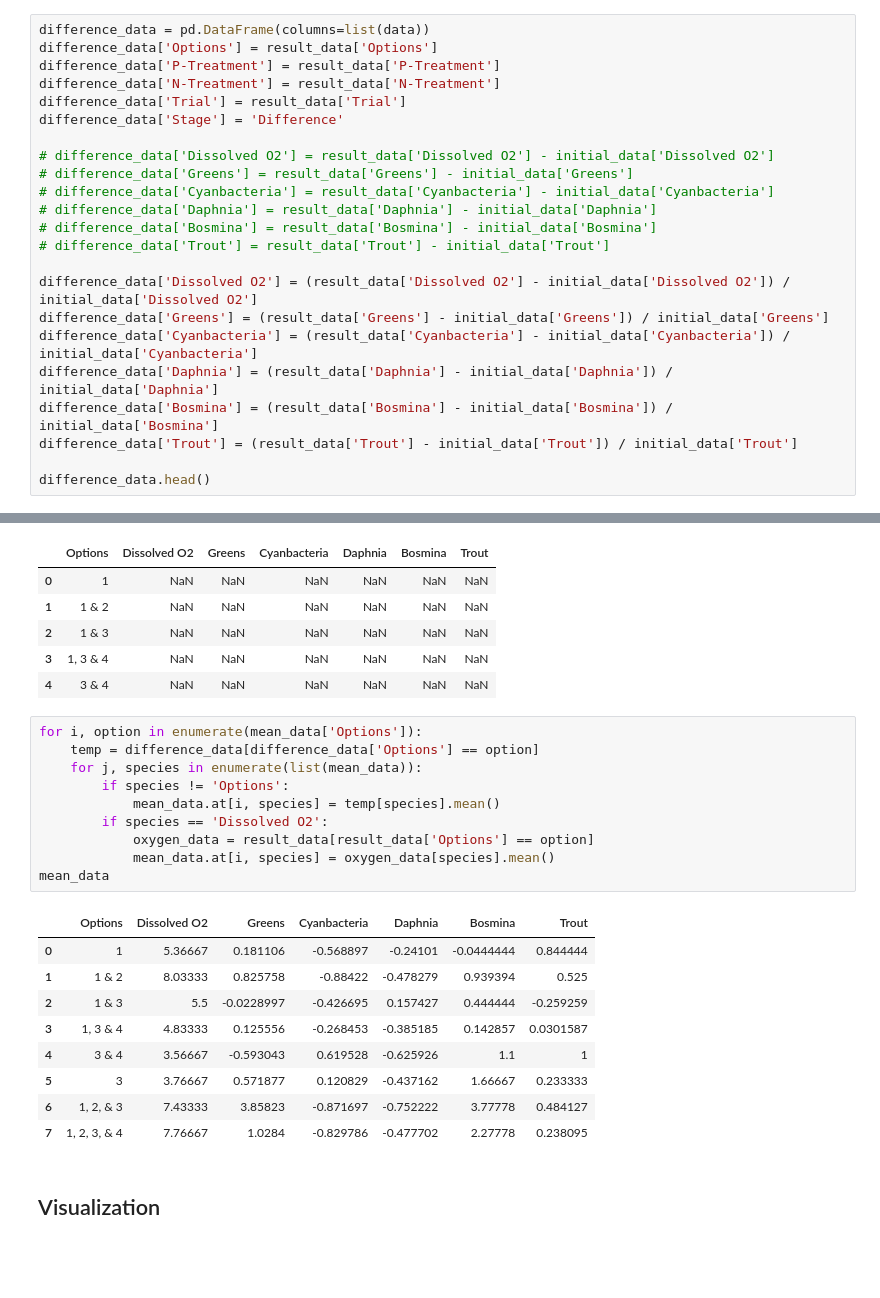
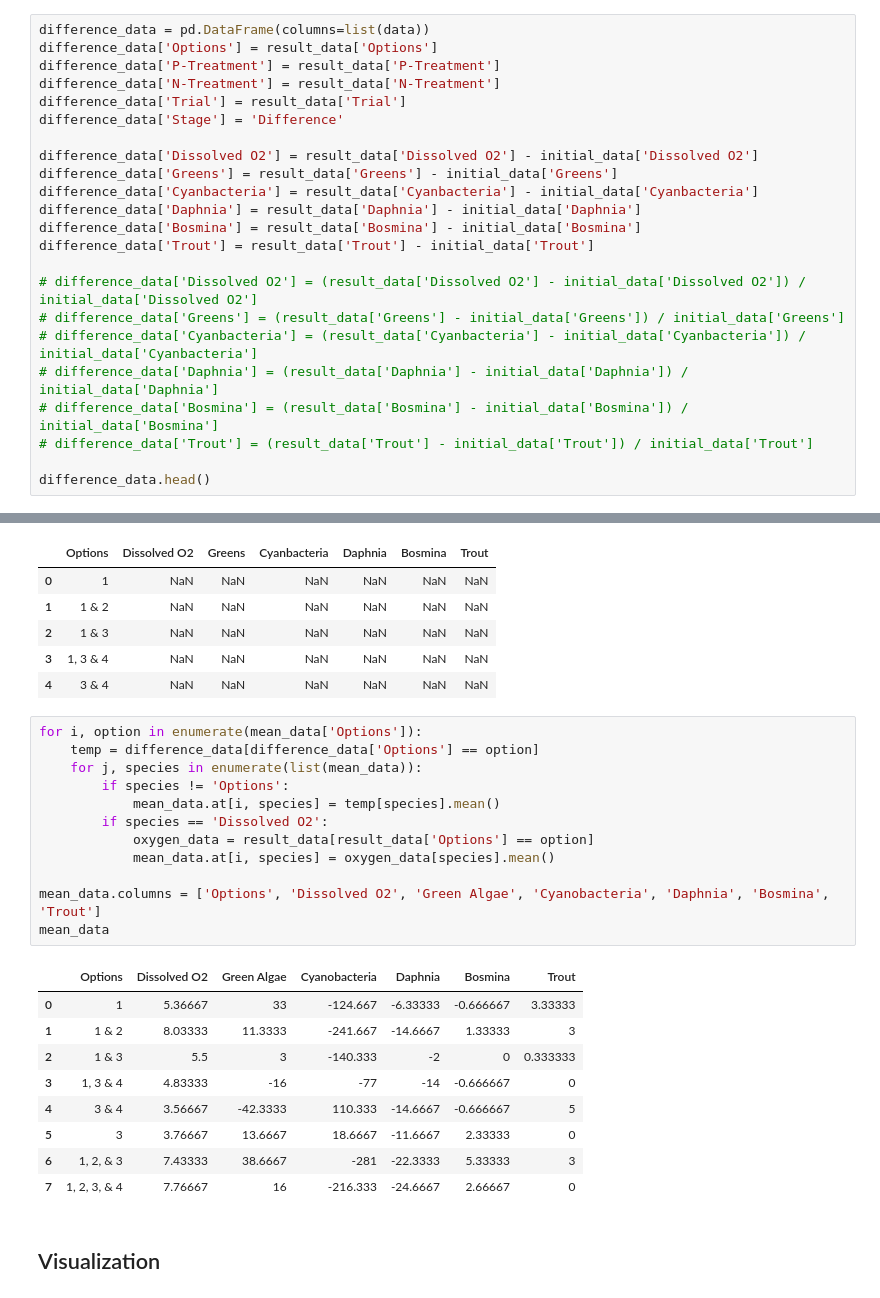
Before and after one commit to jtloong/simbio-lake-model, a Jupyter notebook: analysis/analysis.ipynb, the cells around one changed output, grey strips where cells are left out. Drawn from its saved outputs; the diff is of its cells as text; blank space fills up the shorter version.

```diff
--- a/analysis/analysis.ipynb
+++ b/analysis/analysis.ipynb
@@ -37,19 +37,19 @@ difference_data['N-Treatment'] = result_data['N-Treatment']
 difference_data['Trial'] = result_data['Trial']
 difference_data['Stage'] = 'Difference'
 
-# difference_data['Dissolved O2'] = result_data['Dissolved O2'] - initial_data['Dissolved O2']
-# difference_data['Greens'] = result_data['Greens'] - initial_data['Greens']
-# difference_data['Cyanbacteria'] = result_data['Cyanbacteria'] - initial_data['Cyanbacteria']
-# difference_data['Daphnia'] = result_data['Daphnia'] - initial_data['Daphnia']
-# difference_data['Bosmina'] = result_data['Bosmina'] - initial_data['Bosmina']
-# difference_data['Trout'] = result_data['Trout'] - initial_data['Trout']
+difference_data['Dissolved O2'] = result_data['Dissolved O2'] - initial_data['Dissolved O2']
+difference_data['Greens'] = result_data['Greens'] - initial_data['Greens']
+difference_data['Cyanbacteria'] = result_data['Cyanbacteria'] - initial_data['Cyanbacteria']
+difference_data['Daphnia'] = result_data['Daphnia'] - initial_data['Daphnia']
+difference_data['Bosmina'] = result_data['Bosmina'] - initial_data['Bosmina']
+difference_data['Trout'] = result_data['Trout'] - initial_data['Trout']
 
-difference_data['Dissolved O2'] = (result_data['Dissolved O2'] - initial_data['Dissolved O2']) / initial_data['Dissolved O2']
-difference_data['Greens'] = (result_data['Greens'] - initial_data['Greens']) / initial_data['Greens']
-difference_data['Cyanbacteria'] = (result_data['Cyanbacteria'] - initial_data['Cyanbacteria']) / initial_data['Cyanbacteria']
-difference_data['Daphnia'] = (result_data['Daphnia'] - initial_data['Daphnia']) / initial_data['Daphnia']
-difference_data['Bosmina'] = (result_data['Bosmina'] - initial_data['Bosmina']) / initial_data['Bosmina']
-difference_data['Trout'] = (result_data['Trout'] - initial_data['Trout']) / initial_data['Trout']
+# difference_data['Dissolved O2'] = (result_data['Dissolved O2'] - initial_data['Dissolved O2']) / initial_data['Dissolved O2']
+# difference_data['Greens'] = (result_data['Greens'] - initial_data['Greens']) / initial_data['Greens']
+# difference_data['Cyanbacteria'] = (result_data['Cyanbacteria'] - initial_data['Cyanbacteria']) / initial_data['Cyanbacteria']
+# difference_data['Daphnia'] = (result_data['Daphnia'] - initial_data['Daphnia']) / initial_data['Daphnia']
+# difference_data['Bosmina'] = (result_data['Bosmina'] - initial_data['Bosmina']) / initial_data['Bosmina']
+# difference_data['Trout'] = (result_data['Trout'] - initial_data['Trout']) / initial_data['Trout']
 
 difference_data.head()
 # %% [output]
@@ -76,23 +76,25 @@ mean_data.head()
 # %%
 for i, option in enumerate(mean_data['Options']):
     temp = difference_data[difference_data['Options'] == option]
     for j, species in enumerate(list(mean_data)):
         if species != 'Options':
             mean_data.at[i, species] = temp[species].mean()
         if species == 'Dissolved O2':
             oxygen_data = result_data[result_data['Options'] == option]
             mean_data.at[i, species] = oxygen_data[species].mean()
+
+mean_data.columns = ['Options', 'Dissolved O2', 'Green Algae', 'Cyanobacteria', 'Daphnia', 'Bosmina', 'Trout']
 mean_data
 # %% [output]
-|  | Options | Dissolved O2 | Greens | Cyanbacteria | Daphnia | Bosmina | Trout |
-| 0 | 1 | 5.36667 | 0.181106 | -0.568897 | -0.24101 | -0.0444444 | 0.844444 |
-| 1 | 1 & 2 | 8.03333 | 0.825758 | -0.88422 | -0.478279 | 0.939394 | 0.525 |
-| 2 | 1 & 3 | 5.5 | -0.0228997 | -0.426695 | 0.157427 | 0.444444 | -0.259259 |
-| 3 | 1, 3 & 4 | 4.83333 | 0.125556 | -0.268453 | -0.385185 | 0.142857 | 0.0301587 |
-| 4 | 3 & 4 | 3.56667 | -0.593043 | 0.619528 | -0.625926 | 1.1 | 1 |
-| 5 | 3 | 3.76667 | 0.571877 | 0.120829 | -0.437162 | 1.66667 | 0.233333 |
-| 6 | 1, 2, & 3 | 7.43333 | 3.85823 | -0.871697 | -0.752222 | 3.77778 | 0.484127 |
-| 7 | 1, 2, 3, & 4 | 7.76667 | 1.0284 | -0.829786 | -0.477702 | 2.27778 | 0.238095 |
+|  | Options | Dissolved O2 | Green Algae | Cyanobacteria | Daphnia | Bosmina | Trout |
+| 0 | 1 | 5.36667 | 33 | -124.667 | -6.33333 | -0.666667 | 3.33333 |
+| 1 | 1 & 2 | 8.03333 | 11.3333 | -241.667 | -14.6667 | 1.33333 | 3 |
+| 2 | 1 & 3 | 5.5 | 3 | -140.333 | -2 | 0 | 0.333333 |
+| 3 | 1, 3 & 4 | 4.83333 | -16 | -77 | -14 | -0.666667 | 0 |
+| 4 | 3 & 4 | 3.56667 | -42.3333 | 110.333 | -14.6667 | -0.666667 | 5 |
+| 5 | 3 | 3.76667 | 13.6667 | 18.6667 | -11.6667 | 2.33333 | 0 |
+| 6 | 1, 2, & 3 | 7.43333 | 38.6667 | -281 | -22.3333 | 5.33333 | 3 |
+| 7 | 1, 2, 3, & 4 | 7.76667 | 16 | -216.333 | -24.6667 | 2.66667 | 0 |
 # %% [markdown]
 ## Visualization
 # %%
```
Also changed, not shown: parts of 2 cells of this notebook.
